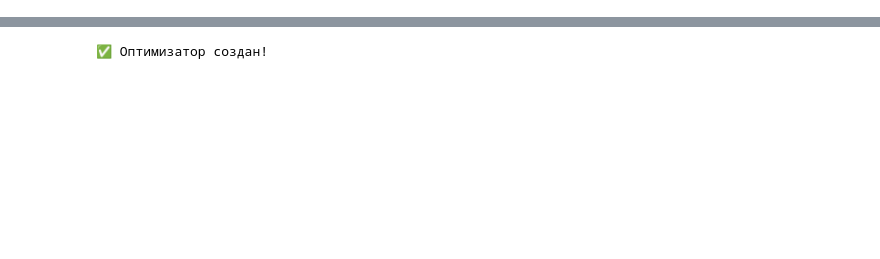
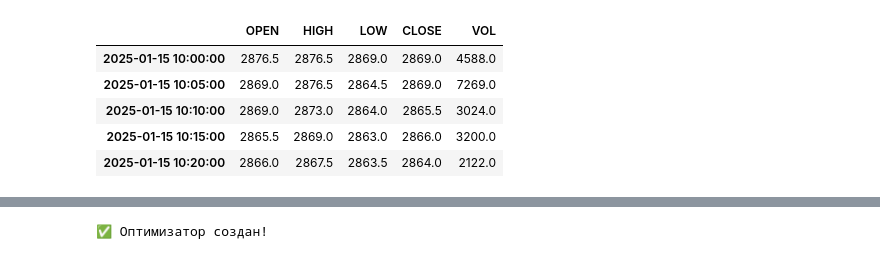
Before and after one commit to Evgenvg78/trend_optimization, a Jupyter notebook: test2.ipynb, the cells around one changed output, grey strips where cells are left out. Saved outputs shown, nothing was run; the diff lists cells and outputs as text; code cells hidden in the pictures; blank space fills up the shorter version.

```diff
--- a/test2.ipynb
+++ b/test2.ipynb
@@ -85,3 +91,12 @@ print(f"Данные: {len(df)} баров, период: {df.index[0]} - {df.in
+# %%
+df.head()
+# %% [output]
+|  | OPEN | HIGH | LOW | CLOSE | VOL |
+| 2025-01-15 10:00:00 | 2876.5 | 2876.5 | 2869.0 | 2869.0 | 4588.0 |
+| 2025-01-15 10:05:00 | 2869.0 | 2876.5 | 2864.5 | 2869.0 | 7269.0 |
+| 2025-01-15 10:10:00 | 2869.0 | 2873.0 | 2864.0 | 2865.5 | 3024.0 |
+| 2025-01-15 10:15:00 | 2865.5 | 2869.0 | 2863.0 | 2866.0 | 3200.0 |
+| 2025-01-15 10:20:00 | 2866.0 | 2867.5 | 2863.5 | 2864.0 | 2122.0 |
 # %%
 display(df['CLOSE'].agg(
     min_price='min',
```
Also changed, not shown: parts of 11 cells of this notebook, 9 other files.
